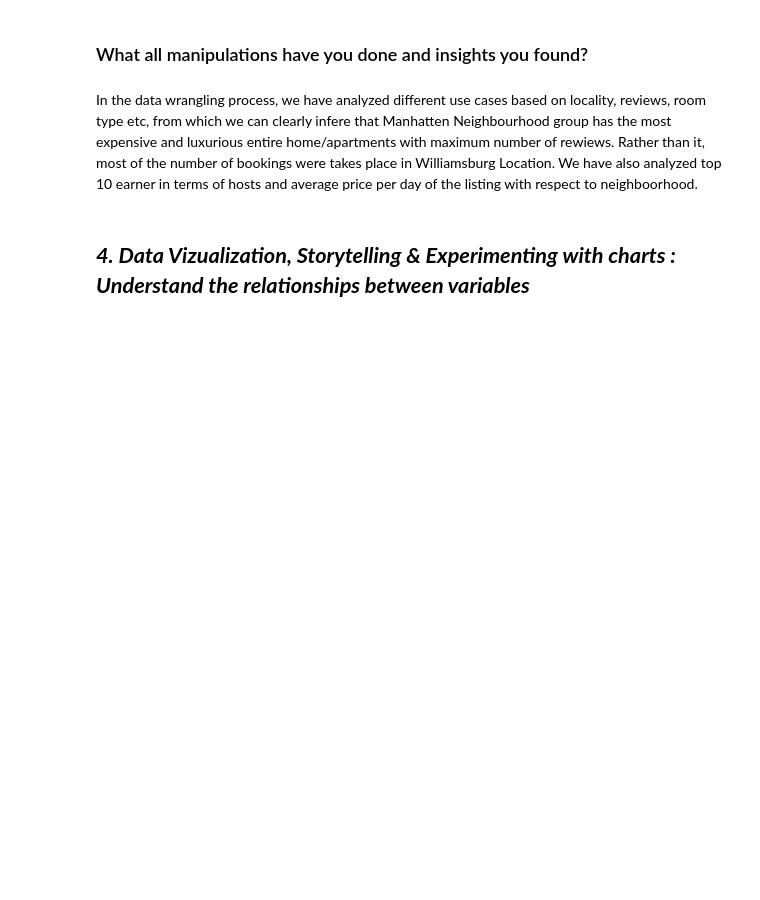
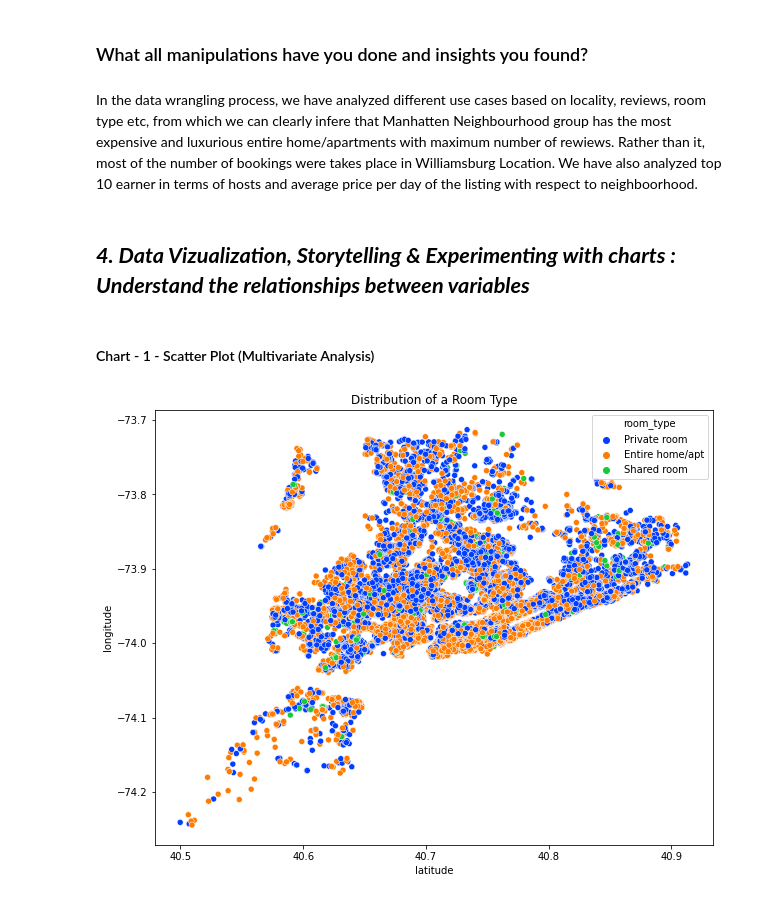
Before and after one commit to MuskanKasere/Airbnb_Booking_Analysis, a Jupyter notebook: Personal_Colab.ipynb, the cells around one changed output. Cells and saved outputs as stored; diff of their text form; code cells hidden in the pictures; blank space fills up the shorter version.

```diff
--- a/Personal_Colab.ipynb
+++ b/Personal_Colab.ipynb
@@ -96,0 +183,4 @@ airbnb_data = pd.read_csv(url)
+# %%
+# Droping the data that are not of interest
+airbnb_data.drop(['id','last_review'], axis=1, inplace=True)
+airbnb_data.head(3)
@@ -96,0 +192,5 @@ airbnb_data = pd.read_csv(url)
+# %%
+# Replacing all NaN values
+airbnb_data.fillna({'reviews_per_month':0}, inplace=True)
+airbnb_data.fillna({'name':'unknown'}, inplace = True)
+airbnb_data.fillna({'host_name':'unknown'}, inplace = True)
@@ -244,3 +556,14 @@ So that Manhattan is the best suited place for a comfortable stay but the prices
 In the data wrangling process, we have analyzed different use cases based on locality, reviews, room type etc, from which we can clearly infere that Manhatten Neighbourhood group has the most expensive and luxurious entire home/apartments with maximum number of rewiews. Rather than it, most of the number of bookings were takes place in Williamsburg Location. We have also analyzed top 10 earner in terms of hosts and average price per day of the listing with respect to neighboorhood.
 # %% [markdown]
 ## ***4. Data Vizualization, Storytelling & Experimenting with charts : Understand the relationships between variables***
+# %% [markdown]
+#### Chart - 1 - Scatter Plot (Multivariate Analysis)
+# %%
+# Chart - 8 visualization code
+# Lets find belonging coordinates using longitude and latitude
+plt.figure(figsize=(10,8))
+sns.scatterplot(x=airbnb_data.latitude, y=airbnb_data.longitude, hue=airbnb_data.room_type , palette='bright')
+plt.title('Distribution of a Room Type')
+plt.show()
+# %% [output]
+[figure, added]
```
Also changed, not shown: parts of 80 cells of this notebook.
